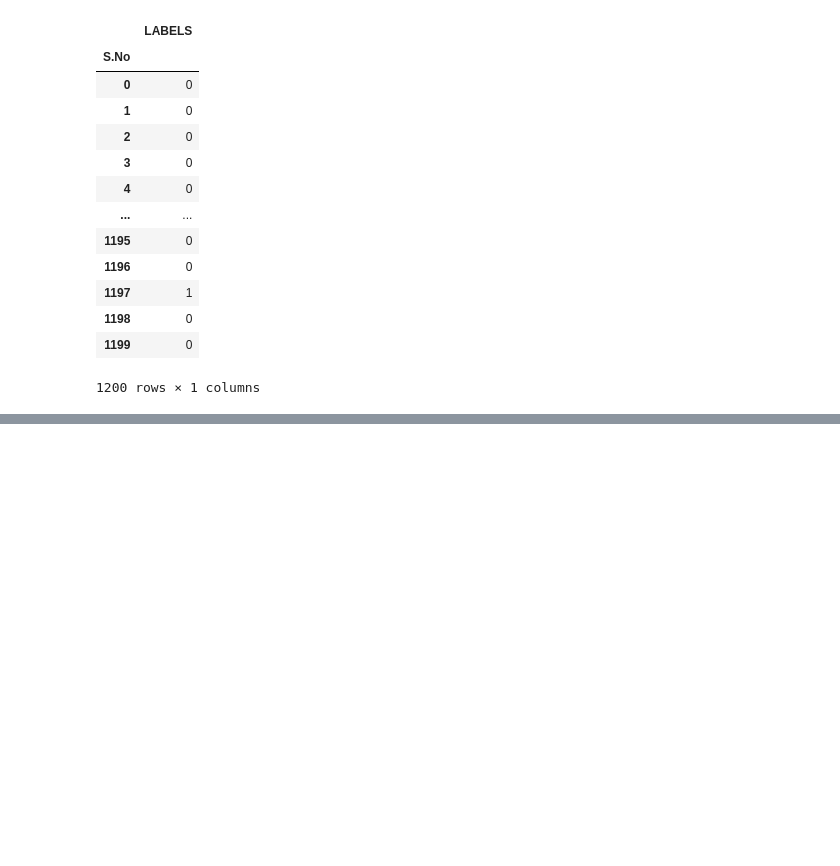
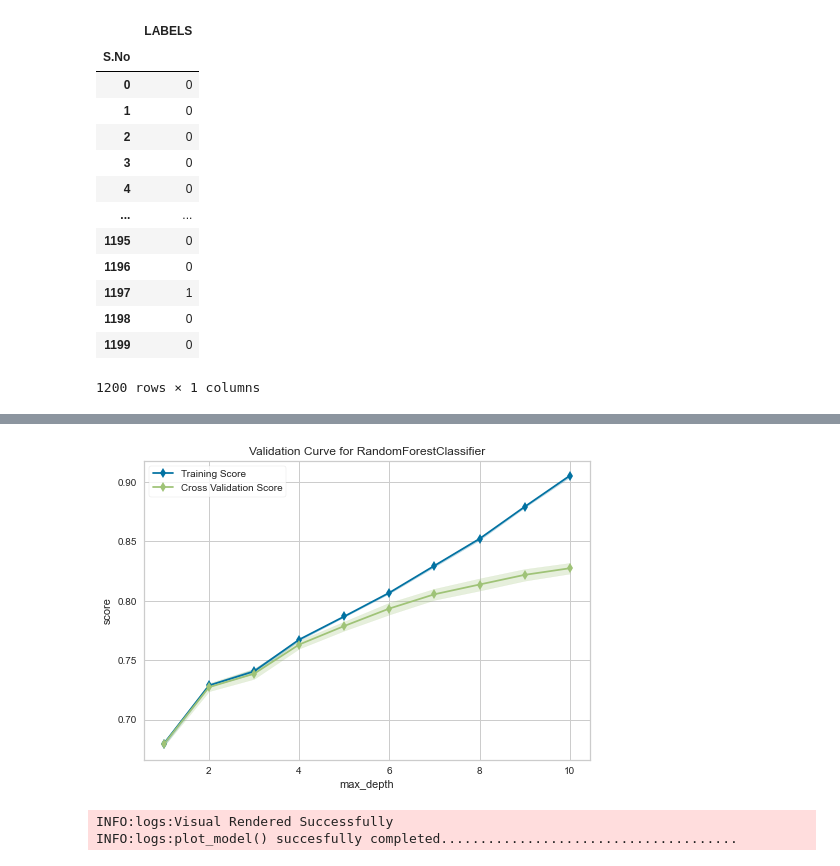
Before and after one commit to Etrama/IFT6390_Crop_Harvest, a Jupyter notebook: CropHarvest_PyCaret.ipynb, the cells around one changed output, grey strips where cells are left out. Cells and saved outputs as stored; diff of their text form; code cells hidden in the pictures; blank space fills up the shorter version.

```diff
--- a/CropHarvest_PyCaret.ipynb
+++ b/CropHarvest_PyCaret.ipynb
@@ -725,0 +763,6 @@ predictions_tuned_rf.to_csv(r"./predictions_submit/PyCaret_tuned_RF.csv")
+# %%
+plot_model(tuned_rf, plot = 'vc')
+# %% [output]
+[figure, added]
+INFO:logs:Visual Rendered Successfully
+INFO:logs:plot_model() succesfully completed......................................
```
Also changed, not shown: parts of 11 cells of this notebook, 1 other file.
